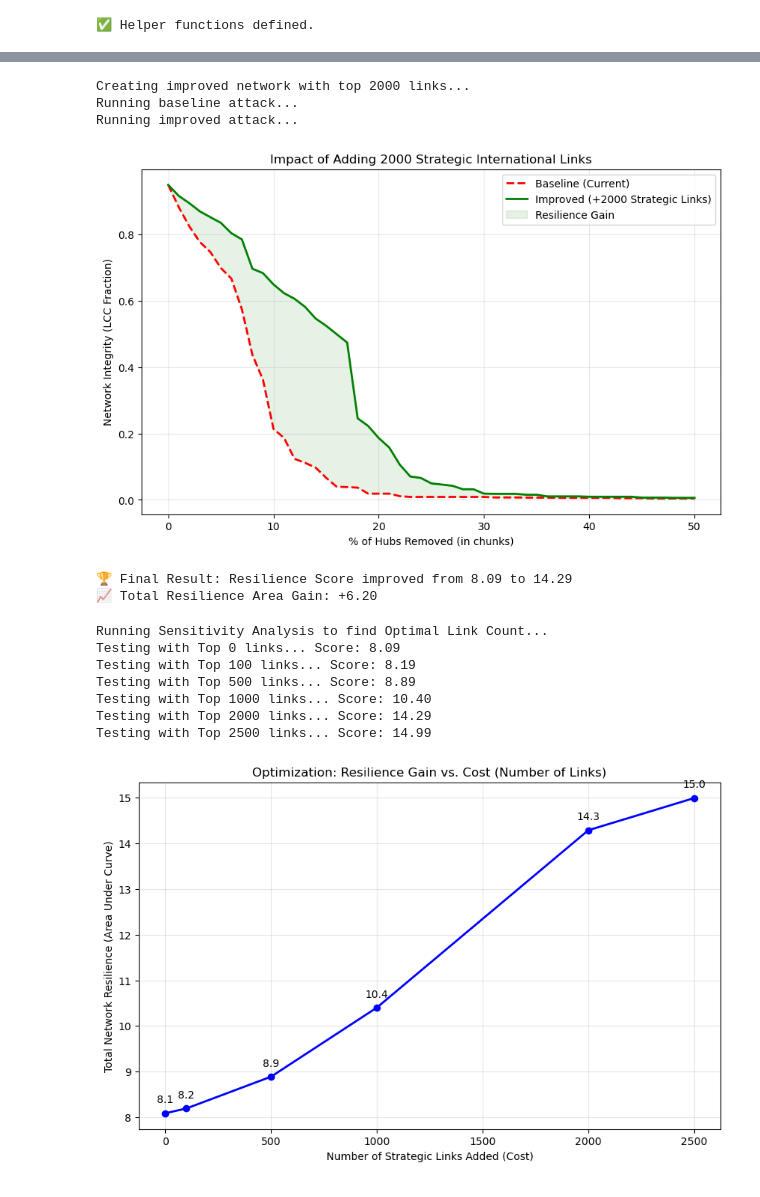
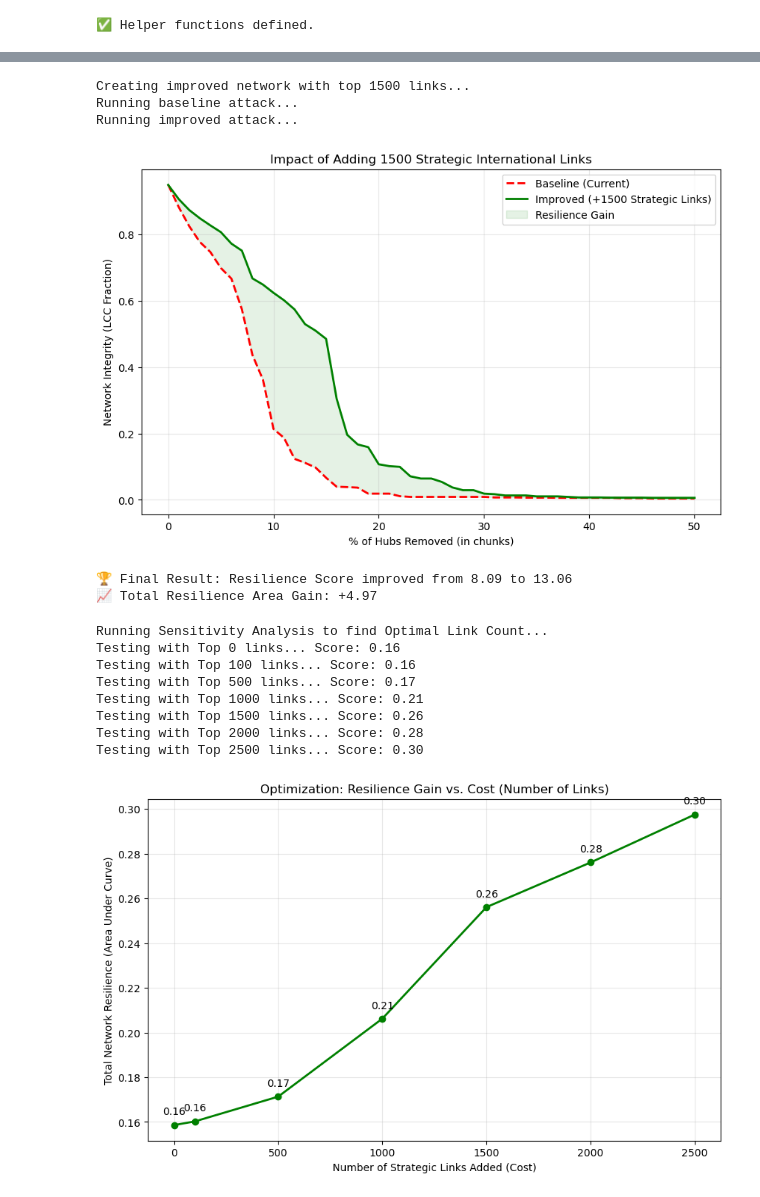
Before and after one commit to EKorczakitu/Airport-Shutdown, a Jupyter notebook: EDA_Attack.ipynb, the cells around one changed output, grey strips where cells are left out. Cells and saved outputs as stored; diff of their text form; code cells hidden in the pictures.

```diff
--- a/EDA_Attack.ipynb
+++ b/EDA_Attack.ipynb
@@ -537,7 +537,7 @@ Generating pool of strategic candidates...
 # =====================================================
 
 # 1. DECISION: Set the winner from your sensitivity analysis
-optimal_k = 2000
+optimal_k = 1500
 top_links = all_candidates.head(optimal_k)
 
 print(f"Creating improved network with top {optimal_k} links...")
@@ -582,12 +582,12 @@ gain = np.sum(improved_curve) - np.sum(baseline_curve)
 print(f"🏆 Final Result: Resilience Score improved from {np.sum(baseline_curve):.2f} to {np.sum(improved_curve):.2f}")
 print(f"📈 Total Resilience Area Gain: +{gain:.2f}")
 # %% [output]
-Creating improved network with top 2000 links...
+Creating improved network with top 1500 links...
 Running baseline attack...
 Running improved attack...
-[figure, old version]
+[figure, new version]
-🏆 Final Result: Resilience Score improved from 8.09 to 14.29
-📈 Total Resilience Area Gain: +6.20
+🏆 Final Result: Resilience Score improved from 8.09 to 13.06
+📈 Total Resilience Area Gain: +4.97
 # %%
 # =====================================================
 # ⚖️ 9. SENSITIVITY ANALYSIS: The "Elbow" Test
@@ -605,40 +605,41 @@ link_counts = [k for k in link_counts if k <= max_avail]
 for k in link_counts:
     print(f"Testing with Top {k} links...", end=" ")
     G_TEST = G_ACTIVE.copy()
 
     if k > 0:
         # Use the pool we generated in Cell 7
         subset = all_candidates.head(k)
         for _, row in subset.iterrows():
             u, v = int(row['u']), int(row['v'])
             G_TEST.add_edge(u, v, weight=1)
             G_TEST.add_edge(v, u, weight=1)
 
     curve = simulate_attack(G_TEST, attack_type="degree", steps=50)
-    score = np.sum(curve)
+    score = np.sum(curve) / len(curve)
     resilience_scores.append(score)
     print(f"Score: {score:.2f}")
 
 # 3. Plot the "Elbow Curve"
 plt.figure(figsize=(10, 6))
-plt.plot(link_counts, resilience_scores, marker='o', linewidth=2, color='blue')
+plt.plot(link_counts, resilience_scores, marker='o', linewidth=2, color='green')
 
 plt.title("Optimization: Resilience Gain vs. Cost (Number of Links)")
 plt.xlabel("Number of Strategic Links Added (Cost)")
 plt.ylabel("Total Network Resilience (Area Under Curve)")
 plt.grid(True, alpha=0.3)
 
 # Highlight the increments
 for i, txt in enumerate(resilience_scores):
-    plt.annotate(f"{txt:.1f}", (link_counts[i], resilience_scores[i]), textcoords="offset points", xytext=(0,10), ha='center')
+    plt.annotate(f"{txt:.2f}", (link_counts[i], resilience_scores[i]), textcoords="offset points", xytext=(0,10), ha='center')
 
 plt.show()
 # %% [output]
 Running Sensitivity Analysis to find Optimal Link Count...
-Testing with Top 0 links... Score: 8.09
-Testing with Top 100 links... Score: 8.19
-Testing with Top 500 links... Score: 8.89
-Testing with Top 1000 links... Score: 10.40
-Testing with Top 2000 links... Score: 14.29
-Testing with Top 2500 links... Score: 14.99
+Testing with Top 0 links... Score: 0.16
+Testing with Top 100 links... Score: 0.16
+Testing with Top 500 links... Score: 0.17
+Testing with Top 1000 links... Score: 0.21
+Testing with Top 1500 links... Score: 0.26
+Testing with Top 2000 links... Score: 0.28
+Testing with Top 2500 links... Score: 0.30
-[figure, old version]
+[figure, new version]
```
Also changed, not shown: parts of 2 cells of this notebook.
